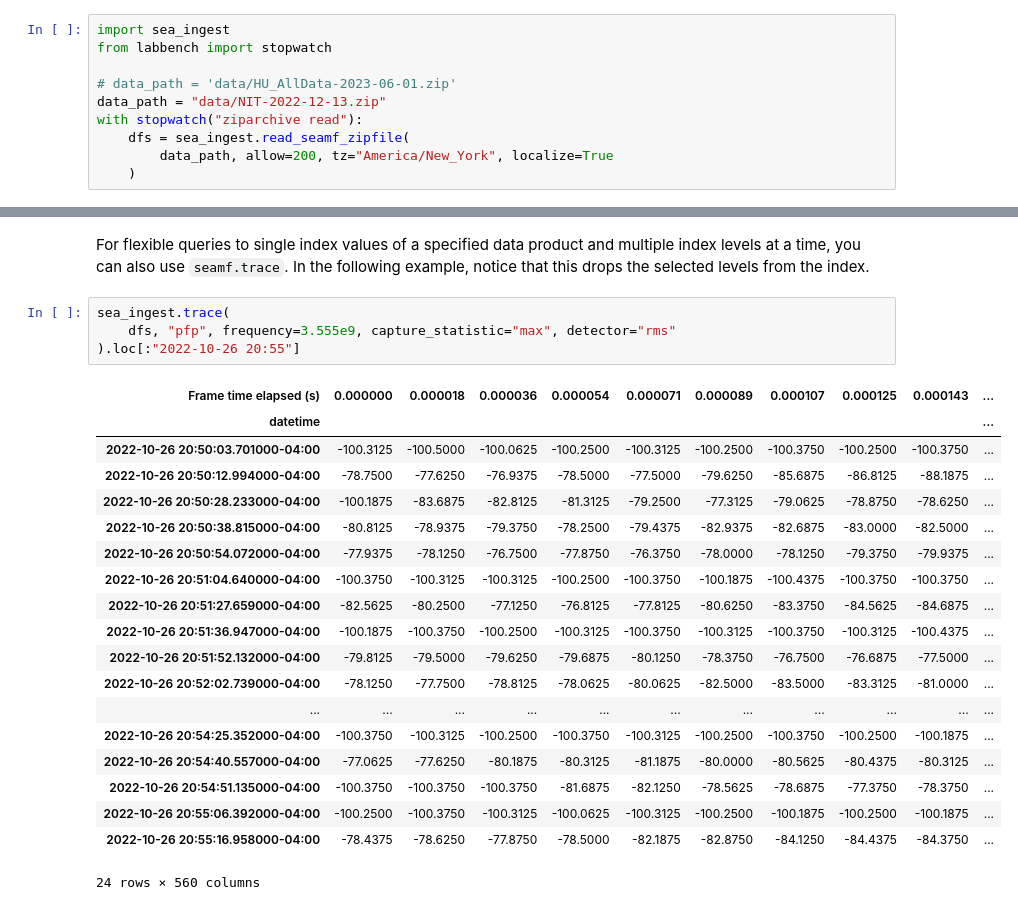
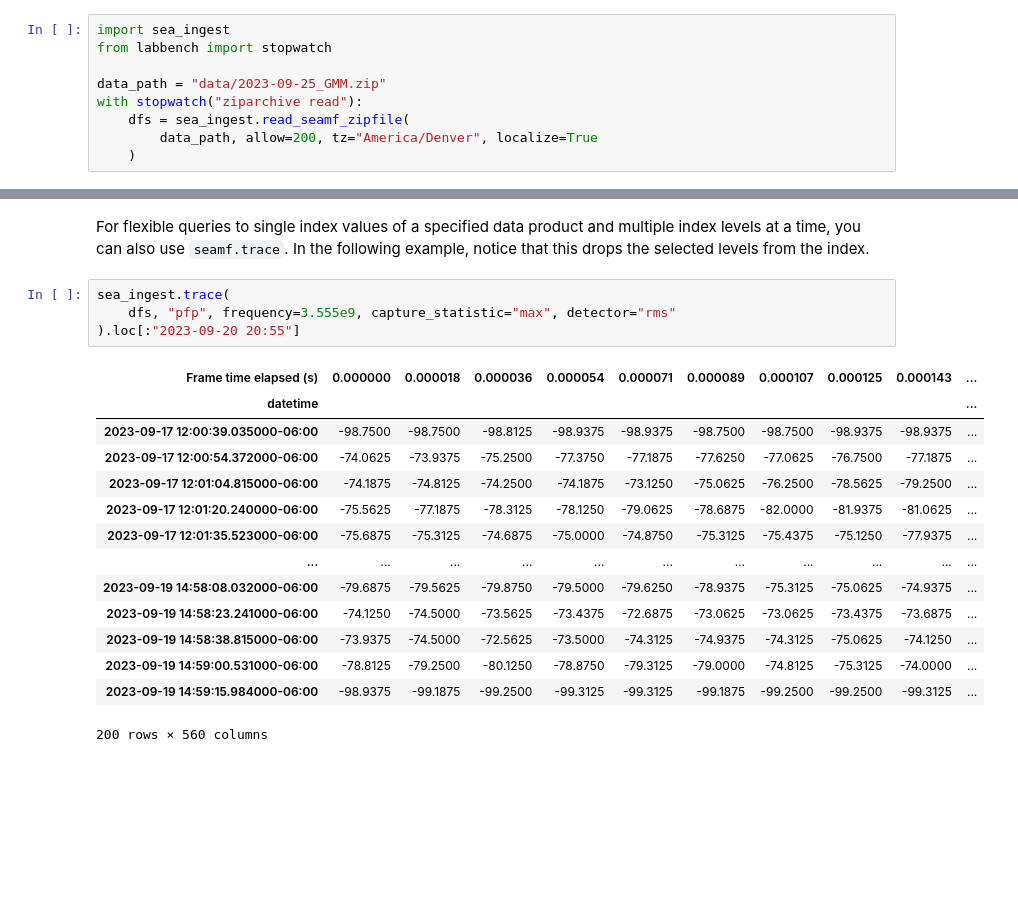
Before and after one commit to usnistgov/nasctn-sea-ingest, a Jupyter notebook: demos/read_ziparchive.ipynb, the cells around one changed output, grey strips where cells are left out. Saved outputs shown, nothing was run; the diff lists cells and outputs as text; blank space fills up the shorter version.

```diff
--- a/demos/read_ziparchive.ipynb
+++ b/demos/read_ziparchive.ipynb
@@ -7,10 +7,9 @@ In order to run this yourself, you'll need to download a zip file archive, and a
 import sea_ingest
 from labbench import stopwatch
 
-# data_path = 'data/HU_AllData-2023-06-01.zip'
-data_path = "data/NIT-2022-12-13.zip"
+data_path = "data/2023-09-25_GMM.zip"
 with stopwatch("ziparchive read"):
     dfs = sea_ingest.read_seamf_zipfile(
-        data_path, allow=200, tz="America/New_York", localize=True
+        data_path, allow=200, tz="America/Denver", localize=True
     )
 # %% [output]
@@ -95,24 +80,19 @@ For flexible queries to single index values of a specified data product and mult
 # %%
 sea_ingest.trace(
     dfs, "pfp", frequency=3.555e9, capture_statistic="max", detector="rms"
-).loc[:"2022-10-26 20:55"]
+).loc[:"2023-09-20 20:55"]
 # %% [output]
 | Frame time elapsed (s) | 0.000000 | 0.000018 | 0.000036 | 0.000054 | 0.000071 | 0.000089 | 0.000107 | 0.000125 | 0.000143 | ... |
 | datetime |  |  |  |  |  |  |  |  |  | ... |
-| 2022-10-26 20:50:03.701000-04:00 | -100.3125 | -100.5000 | -100.0625 | -100.2500 | -100.3125 | -100.2500 | -100.3750 | -100.2500 | -100.3750 | ... |
-| 2022-10-26 20:50:12.994000-04:00 | -78.7500 | -77.6250 | -76.9375 | -78.5000 | -77.5000 | -79.6250 | -85.6875 | -86.8125 | -88.1875 | ... |
-| 2022-10-26 20:50:28.233000-04:00 | -100.1875 | -83.6875 | -82.8125 | -81.3125 | -79.2500 | -77.3125 | -79.0625 | -78.8750 | -78.6250 | ... |
-| 2022-10-26 20:50:38.815000-04:00 | -80.8125 | -78.9375 | -79.3750 | -78.2500 | -79.4375 | -82.9375 | -82.6875 | -83.0000 | -82.5000 | ... |
-| 2022-10-26 20:50:54.072000-04:00 | -77.9375 | -78.1250 | -76.7500 | -77.8750 | -76.3750 | -78.0000 | -78.1250 | -79.3750 | -79.9375 | ... |
-| 2022-10-26 20:51:04.640000-04:00 | -100.3750 | -100.3125 | -100.3125 | -100.2500 | -100.3750 | -100.1875 | -100.4375 | -100.3750 | -100.3750 | ... |
-| 2022-10-26 20:51:27.659000-04:00 | -82.5625 | -80.2500 | -77.1250 | -76.8125 | -77.8125 | -80.6250 | -83.3750 | -84.5625 | -84.6875 | ... |
-| 2022-10-26 20:51:36.947000-04:00 | -100.1875 | -100.3750 | -100.2500 | -100.3125 | -100.3750 | -100.3125 | -100.3750 | -100.3125 | -100.4375 | ... |
-| 2022-10-26 20:51:52.132000-04:00 | -79.8125 | -79.5000 | -79.6250 | -79.6875 | -80.1250 | -78.3750 | -76.7500 | -76.6875 | -77.5000 | ... |
-| 2022-10-26 20:52:02.739000-04:00 | -78.1250 | -77.7500 | -78.8125 | -78.0625 | -80.0625 | -82.5000 | -83.5000 | -83.3125 | -81.0000 | ... |
+| 2023-09-17 12:00:39.035000-06:00 | -98.7500 | -98.7500 | -98.8125 | -98.9375 | -98.9375 | -98.7500 | -98.7500 | -98.9375 | -98.9375 | ... |
+| 2023-09-17 12:00:54.372000-06:00 | -74.0625 | -73.9375 | -75.2500 | -77.3750 | -77.1875 | -77.6250 | -77.0625 | -76.7500 | -77.1875 | ... |
+| 2023-09-17 12:01:04.815000-06:00 | -74.1875 | -74.8125 | -74.2500 | -74.1875 | -73.1250 | -75.0625 | -76.2500 | -78.5625 | -79.2500 | ... |
+| 2023-09-17 12:01:20.240000-06:00 | -75.5625 | -77.1875 | -78.3125 | -78.1250 | -79.0625 | -78.6875 | -82.0000 | -81.9375 | -81.0625 | ... |
+| 2023-09-17 12:01:35.523000-06:00 | -75.6875 | -75.3125 | -74.6875 | -75.0000 | -74.8750 | -75.3125 | -75.4375 | -75.1250 | -77.9375 | ... |
 | ... | ... | ... | ... | ... | ... | ... | ... | ... | ... | ... |
-| 2022-10-26 20:54:25.352000-04:00 | -100.3750 | -100.3125 | -100.2500 | -100.3750 | -100.3125 | -100.2500 | -100.3750 | -100.2500 | -100.1875 | ... |
-| 2022-10-26 20:54:40.557000-04:00 | -77.0625 | -77.6250 | -80.1875 | -80.3125 | -81.1875 | -80.0000 | -80.5625 | -80.4375 | -80.3125 | ... |
-| 2022-10-26 20:54:51.135000-04:00 | -100.3750 | -100.3750 | -100.3750 | -81.6875 | -82.1250 | -78.5625 | -78.6875 | -77.3750 | -78.3750 | ... |
-| 2022-10-26 20:55:06.392000-04:00 | -100.2500 | -100.3750 | -100.3125 | -100.0625 | -100.3125 | -100.2500 | -100.1875 | -100.2500 | -100.1875 | ... |
-| 2022-10-26 20:55:16.958000-04:00 | -78.4375 | -78.6250 | -77.8750 | -78.5000 | -82.1875 | -82.8750 | -84.1250 | -84.4375 | -84.3750 | ... |
+| 2023-09-19 14:58:08.032000-06:00 | -79.6875 | -79.5625 | -79.8750 | -79.5000 | -79.6250 | -78.9375 | -75.3125 | -75.0625 | -74.9375 | ... |
+| 2023-09-19 14:58:23.241000-06:00 | -74.1250 | -74.5000 | -73.5625 | -73.4375 | -72.6875 | -73.0625 | -73.0625 | -73.4375 | -73.6875 | ... |
+| 2023-09-19 14:58:38.815000-06:00 | -73.9375 | -74.5000 | -72.5625 | -73.5000 | -74.3125 | -74.9375 | -74.3125 | -75.0625 | -74.1250 | ... |
+| 2023-09-19 14:59:00.531000-06:00 | -78.8125 | -79.2500 | -80.1250 | -78.8750 | -79.3125 | -79.0000 | -74.8125 | -75.3125 | -74.0000 | ... |
+| 2023-09-19 14:59:15.984000-06:00 | -98.9375 | -99.1875 | -99.2500 | -99.3125 | -99.3125 | -99.1875 | -99.2500 | -99.2500 | -99.3125 | ... |
-24 rows × 560 columns
+200 rows × 560 columns
```
Also changed, not shown: parts of 4 cells of this notebook, 2 other files.
